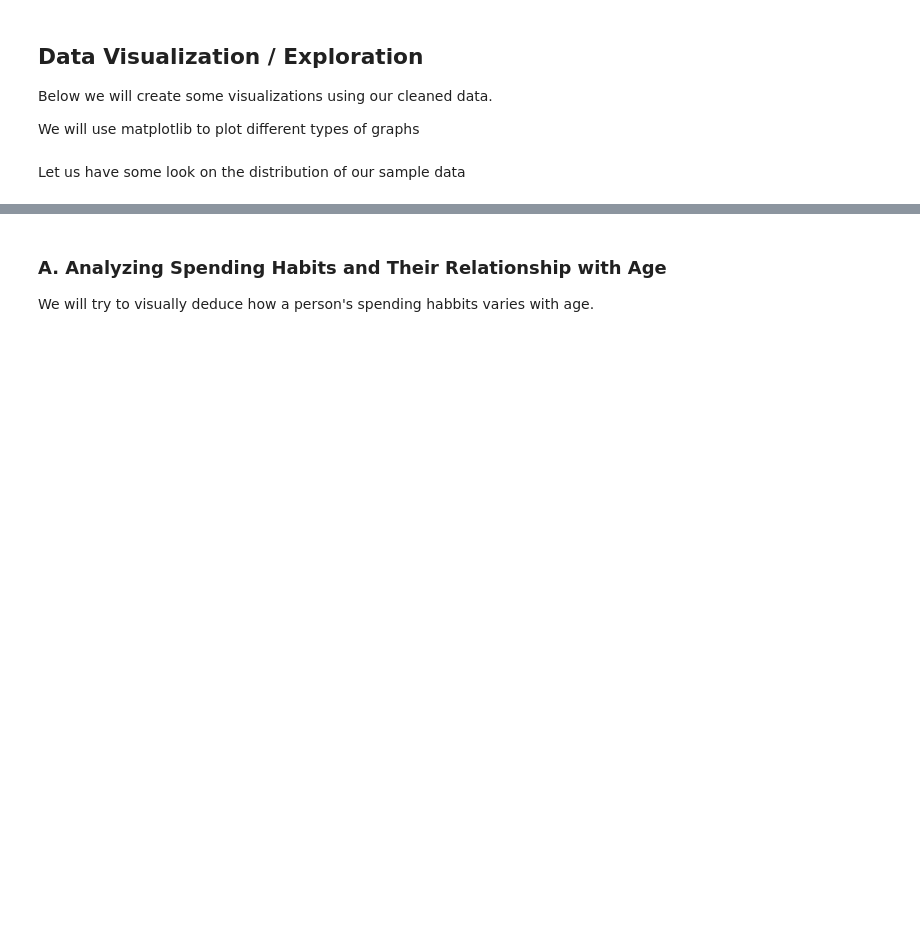
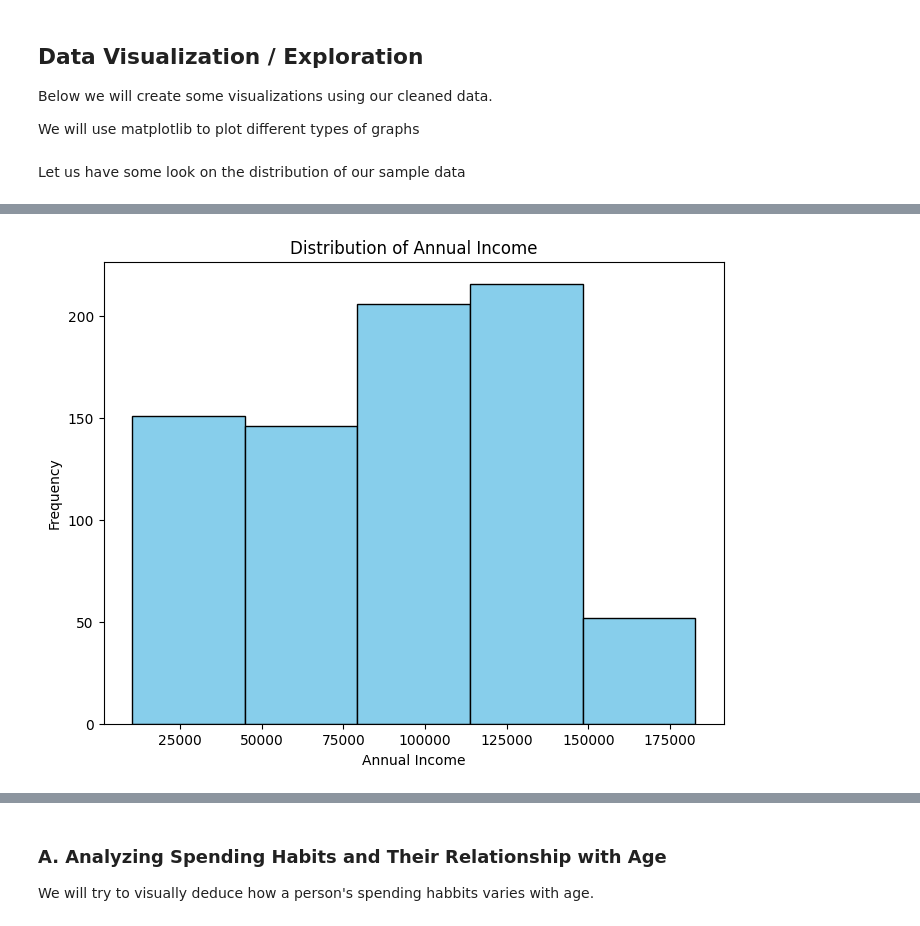
Before and after one commit to abbasidaniyalorg/data-exploration-and-data-wrangling-concepts-abbasidaniyal, a Jupyter notebook: Assignment1.ipynb, the cells around one changed output, grey strips where cells are left out. Saved outputs shown, nothing was run; the diff lists cells and outputs as text; code cells hidden in the pictures; blank space fills up the shorter version.

```diff
--- a/Assignment1.ipynb
+++ b/Assignment1.ipynb
@@ -511,8 +693,15 @@ raise NotImplementedError()
 # %%
 # Visualize: Distribution of Annual Income
 
 # YOUR CODE HERE
-raise NotImplementedError()
+plt.figure(figsize=(8, 6))
+plt.hist(final_clean_df['Annual Income'], bins=5, color='skyblue', edgecolor='black')
+plt.title('Distribution of Annual Income')
+plt.xlabel('Annual Income')
+plt.ylabel('Frequency')
+plt.show()
+# %% [output]
+[figure, added]
 # %%
 # Visualize: Distribution of Number of Dependants
 
```
Also changed, not shown: parts of 40 cells of this notebook.
